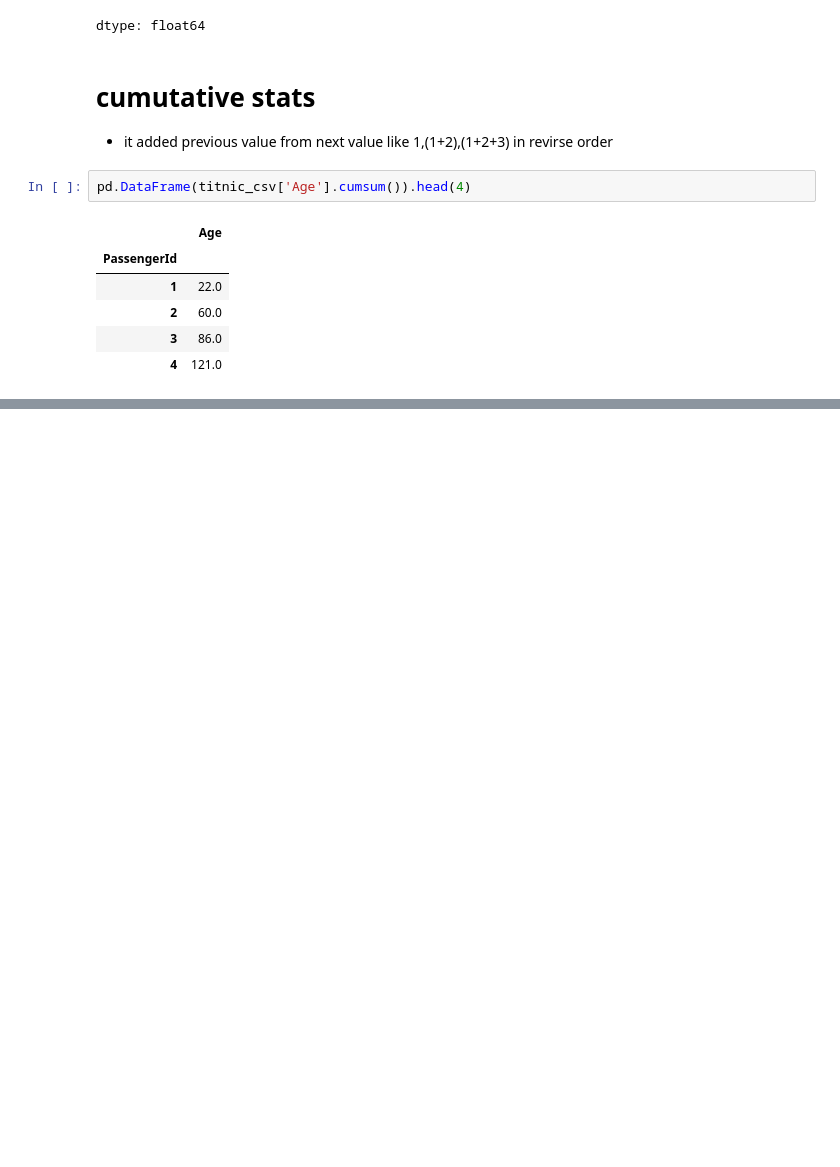
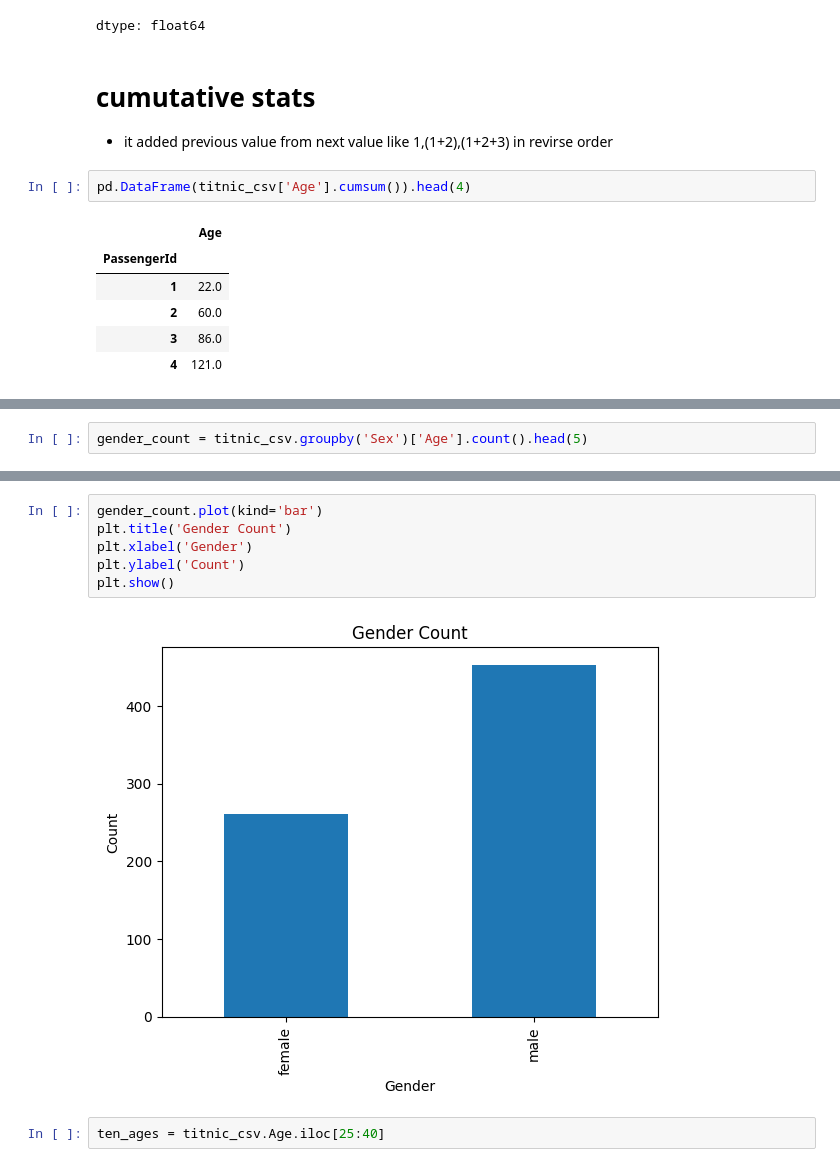
Before and after one commit to SalmanOkz/sylaniAssignmentWorks, a Jupyter notebook: pandas.ipynb, the cells around one changed output, grey strips where cells are left out. Drawn from its saved outputs; the diff is of its cells as text; blank space fills up the shorter version.

```diff
--- a/pandas.ipynb
+++ b/pandas.ipynb
@@ -496,0 +769,2 @@ pd.DataFrame(titnic_csv['Age'].cumsum()).head(4)
+# %%
+gender_count = titnic_csv.groupby('Sex')['Age'].count().head(5)
@@ -496,0 +779,10 @@ pd.DataFrame(titnic_csv['Age'].cumsum()).head(4)
+# %%
+gender_count.plot(kind='bar')
+plt.title('Gender Count')
+plt.xlabel('Gender')
+plt.ylabel('Count')
+plt.show()
+# %% [output]
+[figure, added]
+# %%
+ten_ages = titnic_csv.Age.iloc[25:40]
```
Also changed, not shown: parts of 52 cells of this notebook.
